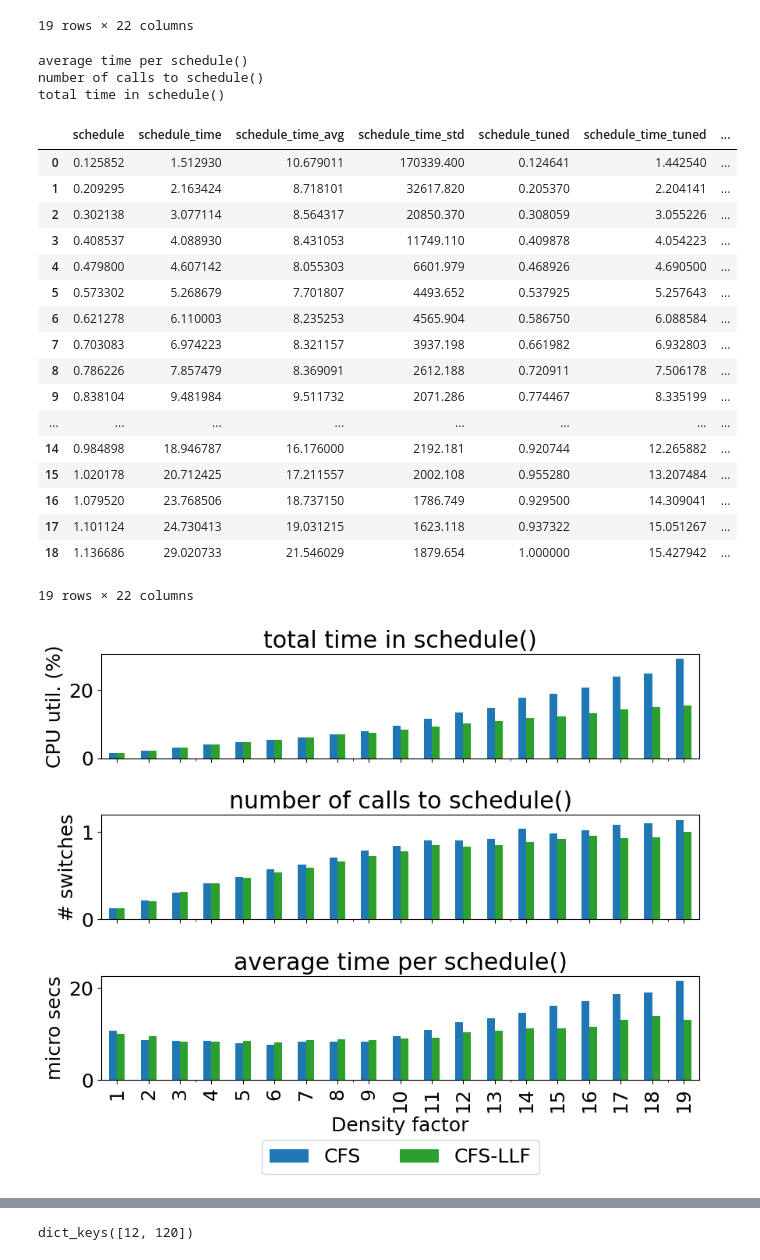
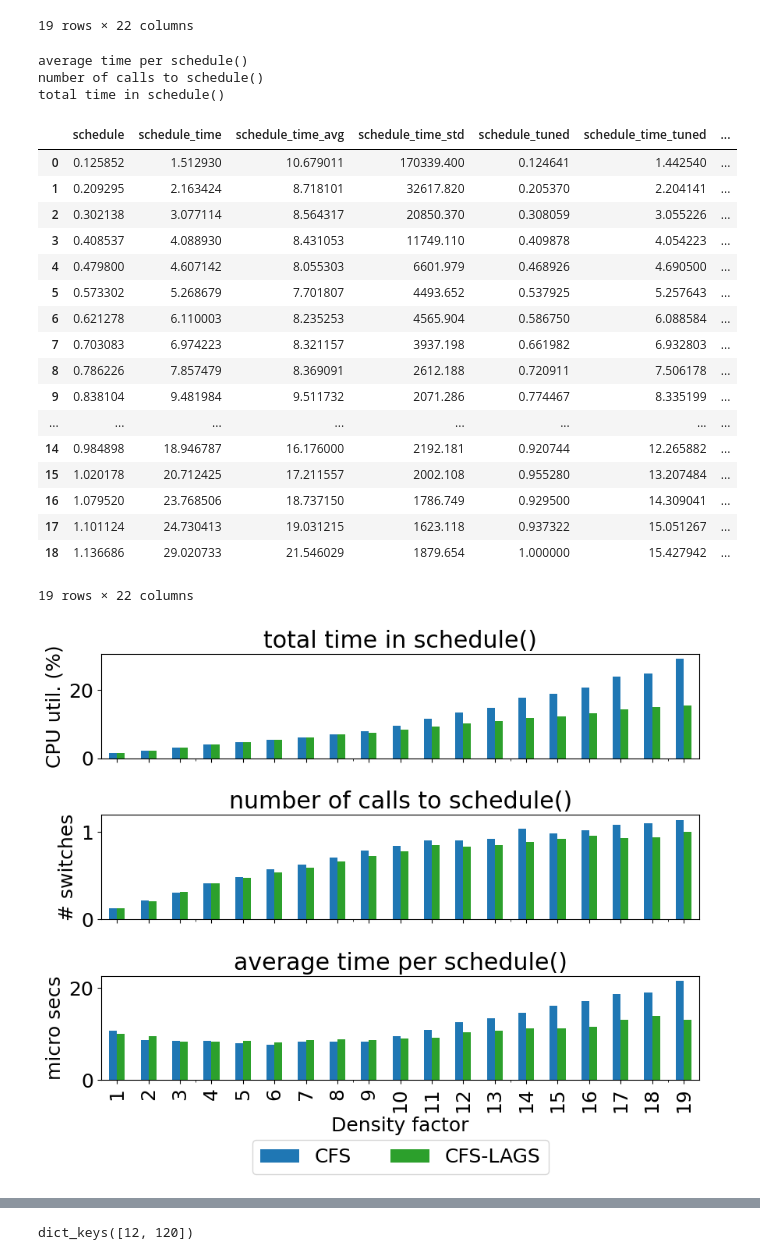
Before and after one commit to isstaif/CFS-LLF_main, a Jupyter notebook: notebooks/Host efficiency (results).ipynb, the cells around one changed output, grey strips where cells are left out. Drawn from its saved outputs; the diff is of its cells as text; code cells hidden in the pictures.

```diff
--- a/notebooks/Host efficiency (results).ipynb
+++ b/notebooks/Host efficiency (results).ipynb
@@ -328,7 +328,7 @@ def visualise_overhead_solution(results_interactive, results_interactive_clean,
 
     dfftrace.plot(x='density_factor',
                   y=['schedule_time_avg','schedule_time_avg_tuned'],
-                  label=['CFS','CFS-LLF'],
+                  label=['CFS','CFS-LAGS'],
                   color=['tab:blue','tab:green','tab:brown'],
                   kind='bar',ylabel='micro secs', xlabel='Density factor',ax=ax[2],title=title,legend=False)
 
@@ -338,7 +338,7 @@ def visualise_overhead_solution(results_interactive, results_interactive_clean,
 
     dfftrace.plot(x='density_factor',
                   y=['schedule','schedule_tuned'],
-                  label=['CFS','CFS-LLF'],
+                  label=['CFS','CFS-LAGS'],
                   color=['tab:blue','tab:green','tab:brown'],
                   kind='bar',ylabel='# switches',xlabel='Density factor',ax=ax[1],title=title,legend=False)
     print(title)
@@ -348,7 +348,7 @@ def visualise_overhead_solution(results_interactive, results_interactive_clean,
 
     dfftrace.plot(x='density_factor',
                   y=['schedule_time','schedule_time_tuned'],
-                  label=['CFS','CFS-LLF'],
+                  label=['CFS','CFS-LAGS'],
                   color=['tab:blue','tab:green','tab:brown'],
                   kind='bar',ylabel='CPU util. (%)',xlabel='Density factor', ax=ax[0],title=title,legend=False)
     print(title)
@@ -357,40 +357,35 @@ def visualise_overhead_solution(results_interactive, results_interactive_clean,
     ax[2].legend(loc='lower center', bbox_to_anchor=(0.5, -1),ncol=3)
 
     plt.tight_layout()
 
-
-#     fig.savefig('/local/scratch/sosp25/figures/solution-overhead-anon.pdf', bbox_inches="tight")
-
-
-
-
+    fig.savefig('./figures/solution-overhead.pdf', bbox_inches="tight")
 
     return dfftrace
 
 visualise_overhead_solution(results_azure2021ftrace_cfs, results_azure2021ftrace_cfs, results_azure2021ftrace_llf, results_azure2021ftrace_llf)
 # %% [output]
 average time per schedule()
 number of calls to schedule()
 total time in schedule()
 |  | schedule | schedule_time | schedule_time_avg | schedule_time_std | schedule_tuned | schedule_time_tuned | ... |
 | 0 | 0.125852 | 1.512930 | 10.679011 | 170339.400 | 0.124641 | 1.442540 | ... |
 | 1 | 0.209295 | 2.163424 | 8.718101 | 32617.820 | 0.205370 | 2.204141 | ... |
 | 2 | 0.302138 | 3.077114 | 8.564317 | 20850.370 | 0.308059 | 3.055226 | ... |
 | 3 | 0.408537 | 4.088930 | 8.431053 | 11749.110 | 0.409878 | 4.054223 | ... |
 | 4 | 0.479800 | 4.607142 | 8.055303 | 6601.979 | 0.468926 | 4.690500 | ... |
 | 5 | 0.573302 | 5.268679 | 7.701807 | 4493.652 | 0.537925 | 5.257643 | ... |
 | 6 | 0.621278 | 6.110003 | 8.235253 | 4565.904 | 0.586750 | 6.088584 | ... |
 | 7 | 0.703083 | 6.974223 | 8.321157 | 3937.198 | 0.661982 | 6.932803 | ... |
 | 8 | 0.786226 | 7.857479 | 8.369091 | 2612.188 | 0.720911 | 7.506178 | ... |
 | 9 | 0.838104 | 9.481984 | 9.511732 | 2071.286 | 0.774467 | 8.335199 | ... |
 | ... | ... | ... | ... | ... | ... | ... | ... |
 | 14 | 0.984898 | 18.946787 | 16.176000 | 2192.181 | 0.920744 | 12.265882 | ... |
 | 15 | 1.020178 | 20.712425 | 17.211557 | 2002.108 | 0.955280 | 13.207484 | ... |
 | 16 | 1.079520 | 23.768506 | 18.737150 | 1786.749 | 0.929500 | 14.309041 | ... |
 | 17 | 1.101124 | 24.730413 | 19.031215 | 1623.118 | 0.937322 | 15.051267 | ... |
 | 18 | 1.136686 | 29.020733 | 21.546029 | 1879.654 | 1.000000 | 15.427942 | ... |
 19 rows × 22 columns
-[figure, old version]
+[figure, new version]
 # %%
 
 def visualise_latency_bars(results_cfs, results_llf):
```
Also changed, not shown: parts of 6 cells of this notebook, 8 other files.
